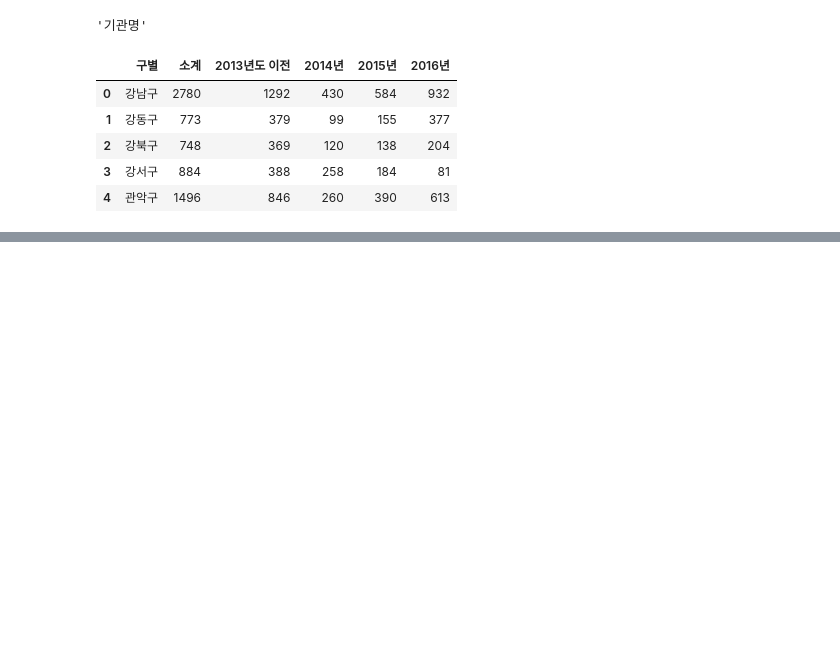
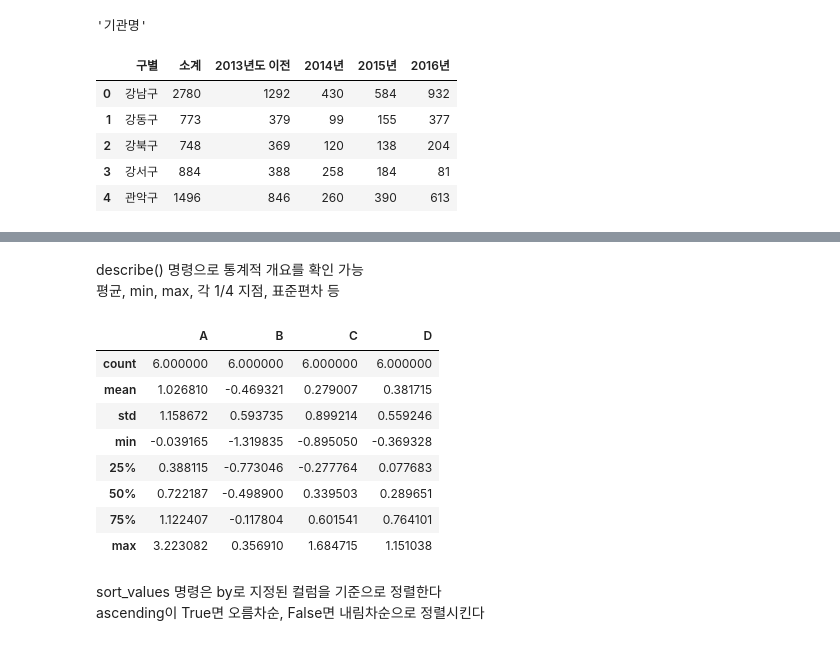
Before and after one commit to sooftware/TIL, a Jupyter notebook: WebCrawling/Chapter1.ipynb, the cells around one changed output, grey strips where cells are left out. Saved outputs shown, nothing was run; the diff lists cells and outputs as text; code cells hidden in the pictures; blank space fills up the shorter version.

```diff
--- a/WebCrawling/Chapter1.ipynb
+++ b/WebCrawling/Chapter1.ipynb
@@ -31,0 +154,18 @@ pop_Seoul = pd.read_excel('..data/01. population_in_Seoul.xls', encoding )
+# %% [markdown]
+describe() 명령으로 통계적 개요를 확인 가능
+평균, min, max, 각 1/4 지점, 표준편차 등
+# %%
+df.describe()
+# %% [output]
+|  | A | B | C | D |
+| count | 6.000000 | 6.000000 | 6.000000 | 6.000000 |
+| mean | 1.026810 | -0.469321 | 0.279007 | 0.381715 |
+| std | 1.158672 | 0.593735 | 0.899214 | 0.559246 |
+| min | -0.039165 | -1.319835 | -0.895050 | -0.369328 |
+| 25% | 0.388115 | -0.773046 | -0.277764 | 0.077683 |
+| 50% | 0.722187 | -0.498900 | 0.339503 | 0.289651 |
+| 75% | 1.122407 | -0.117804 | 0.601541 | 0.764101 |
+| max | 3.223082 | 0.356910 | 1.684715 | 1.151038 |
+# %% [markdown]
+sort_values 명령은 by로 지정된 컬럼을 기준으로 정렬한다
+ascending이 True면 오름차순, False면 내림차순으로 정렬시킨다
```
Also changed, not shown: parts of 45 cells of this notebook.
